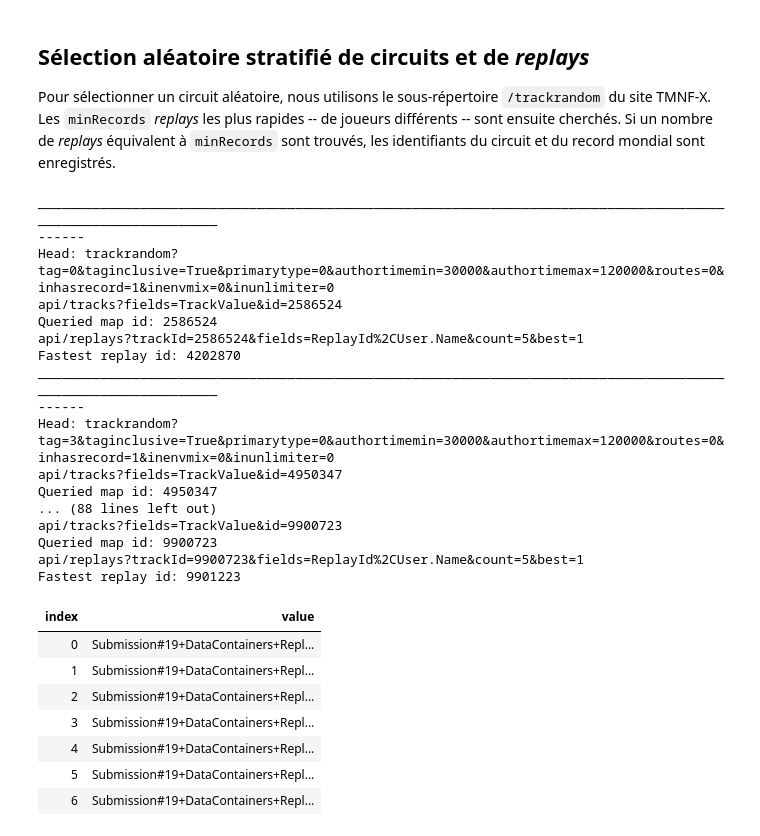
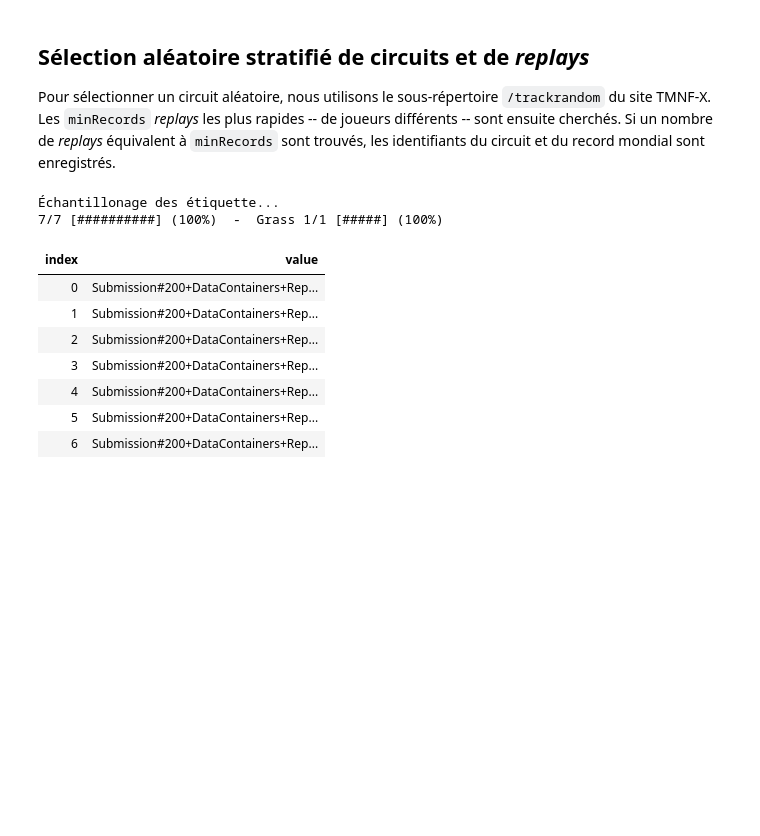
Before and after one commit to DarkMattrMaestro/StatsProjectTMNF, a Jupyter notebook: MainCodebase.ipynb, the cells around one changed output. Saved outputs shown, nothing was run; the diff lists cells and outputs as text; code cells hidden in the pictures; blank space fills up the shorter version.

```diff
--- a/MainCodebase.ipynb
+++ b/MainCodebase.ipynb
@@ -586,7 +586,7 @@ public class TMXAPI
     String relativeURL = $"api/tracks?fields={String.Join("%2C", fields)}&id={id}";
     using HttpResponseMessage response = await sharedClient.GetAsync(relativeURL); // Note: If "parameters" can be chosen by the user, add sanitization
 
-    Console.WriteLine(relativeURL);
+    // Console.WriteLine(relativeURL); //
 
     response.EnsureSuccessStatusCode();
 
@@ -604,7 +604,7 @@ public class TMXAPI
     String relativeURL = $"api/replays?{inputsParameters}";
     using HttpResponseMessage response = await sharedClient.GetAsync(relativeURL); // Note: If "parameters" can be chosen by the user, add sanitization
 
-    Console.WriteLine(relativeURL);
+    // Console.WriteLine(relativeURL); //
 
     response.EnsureSuccessStatusCode();
 
@@ -650,7 +650,7 @@ public class TMXAPI
 
     using var response = await sharedClient.SendAsync(new HttpRequestMessage(HttpMethod.Head, $"trackrandom?{paramaters}")); // Note: If "parameters" can be chosen by the user, add sanitization
 
-    Console.WriteLine($"Head: trackrandom?{paramaters}");
+    // Console.WriteLine($"Head: trackrandom?{paramaters}"); //
 
     if (response.StatusCode == HttpStatusCode.NotFound)
     {
@@ -769,6 +782,8 @@ Pour sélectionner un circuit aléatoire, nous utilisons le sous-répertoire `/t
 using System.Text.Json;
 using System.Text.Json.Serialization;
 using System.IO;
+using System;
+using System.Threading;
 
 public class RandomMap()
 {
@@ -777,76 +792,64 @@ public class RandomMap()
   public static List<DataContainers.ReplayData> allReplayData = new List<DataContainers.ReplayData>();
 
   public static async Task selectMapIds() {
+    Console.WriteLine($"Échantillonage des étiquettes... ");
+
+    int totalReplays = SampleSettings.sampleSizePerTag * Enum.GetValues<Tag>().Length;
+    int collectedReplays = 0;
+
+    ProgressBar progressBar = new ProgressBar();
+
     foreach (Tag tag in Enum.GetValues<Tag>()) {
-    // Tag tag = Tag.Grass;
-
-      Console.WriteLine("_______________________________________________________________________________________________________________");
       string chosenId = null;
 
       int remainingSamples = SampleSettings.sampleSizePerTag;
+
+      progressBar.Redraw(collectedReplays, totalReplays, tag, remainingSamples);
+
       for (int i = SampleSettings.sampleSizePerTag * 20; i > 0 && remainingSamples > 0; i--) {
-        Console.WriteLine("------");
         chosenId = await TMXAPI.getRandomMapID(new TMXInputs.MapInputsParameters{tag = [tag]});
 
         TMXResponses.ParsedResponse<TMXResponses.MapResponse> mapResponse = await TMXAPI.getMapResponseFromID(["TrackValue"], chosenId);
-
-        Console.WriteLine($"Queried map id: {chosenId}");
 
         TMXResponses.ParsedResponse<TMXResponses.ReplayResponse> replaysResponse = await TMXAPI.getTopReplaysResponseFromMapID(["ReplayId","User.Name"], chosenId);
 
         if(replaysResponse.Results.Length < SampleSettings.minRecords) { continue; }
         remainingSamples--;
+        collectedReplays++;
 
-        // replaysResponse.Display();
-
-        Console.WriteLine($"Fastest replay id: {replaysResponse.Results[0].ReplayId}");
+        progressBar.Redraw(collectedReplays, totalReplays, tag, remainingSamples);
 
         // chosenMaps[tag].Add(new String[]{chosenId, replaysResponse.Results[0].ReplayId.ToString()}); // Stockage des identifiants de circuits et replays. À utiliser seulement lors de l'écriture du code.
 
         /////////////////////
 
         DataContainers.ReplayData replayData = await TMXAPI.getReplayData(replaysResponse.Results[0].ReplayId.ToString());
         replayData.Tag = tag.ToString();
 
         allReplayData.Add(replayData);
       }
     }
   }
 }
 
 await RandomMap.selectMapIds();
 
 RandomMap.allReplayData.Display();
 
 string json = JsonSerializer.Serialize(RandomMap.allReplayData);
 
 File.WriteAllText(@"replay-data.json", json);
 # %% [output]
-_______________________________________________________________________________________________________________
-------
-Head: trackrandom?tag=0&taginclusive=True&primarytype=0&authortimemin=30000&authortimemax=120000&routes=0&inhasrecord=1&inenvmix=0&inunlimiter=0
-api/tracks?fields=TrackValue&id=2586524
-Queried map id: 2586524
-api/replays?trackId=2586524&fields=ReplayId%2CUser.Name&count=5&best=1
-Fastest replay id: 4202870
-_______________________________________________________________________________________________________________
-------
-Head: trackrandom?tag=3&taginclusive=True&primarytype=0&authortimemin=30000&authortimemax=120000&routes=0&inhasrecord=1&inenvmix=0&inunlimiter=0
-api/tracks?fields=TrackValue&id=4950347
-Queried map id: 4950347
-... (88 lines left out)
-api/tracks?fields=TrackValue&id=9900723
-Queried map id: 9900723
-api/replays?trackId=9900723&fields=ReplayId%2CUser.Name&count=5&best=1
-Fastest replay id: 9901223
+Échantillonage des étiquette...
+7/7 [##########] (100%)  -  Grass 1/1 [#####] (100%)
 | index | value |
-| 0 | Submission#19+DataContainers+Repl... |
-| 1 | Submission#19+DataContainers+Repl... |
-| 2 | Submission#19+DataContainers+Repl... |
-| 3 | Submission#19+DataContainers+Repl... |
-| 4 | Submission#19+DataContainers+Repl... |
-| 5 | Submission#19+DataContainers+Repl... |
-| 6 | Submission#19+DataContainers+Repl... |
+| 0 | Submission#200+DataContainers+Rep... |
+| 1 | Submission#200+DataContainers+Rep... |
+| 2 | Submission#200+DataContainers+Rep... |
+| 3 | Submission#200+DataContainers+Rep... |
+| 4 | Submission#200+DataContainers+Rep... |
+| 5 | Submission#200+DataContainers+Rep... |
+| 6 | Submission#200+DataContainers+Rep... |
 # %%
 // using System.Numerics;
 
```
Also changed, not shown: parts of 1 cell of this notebook.
